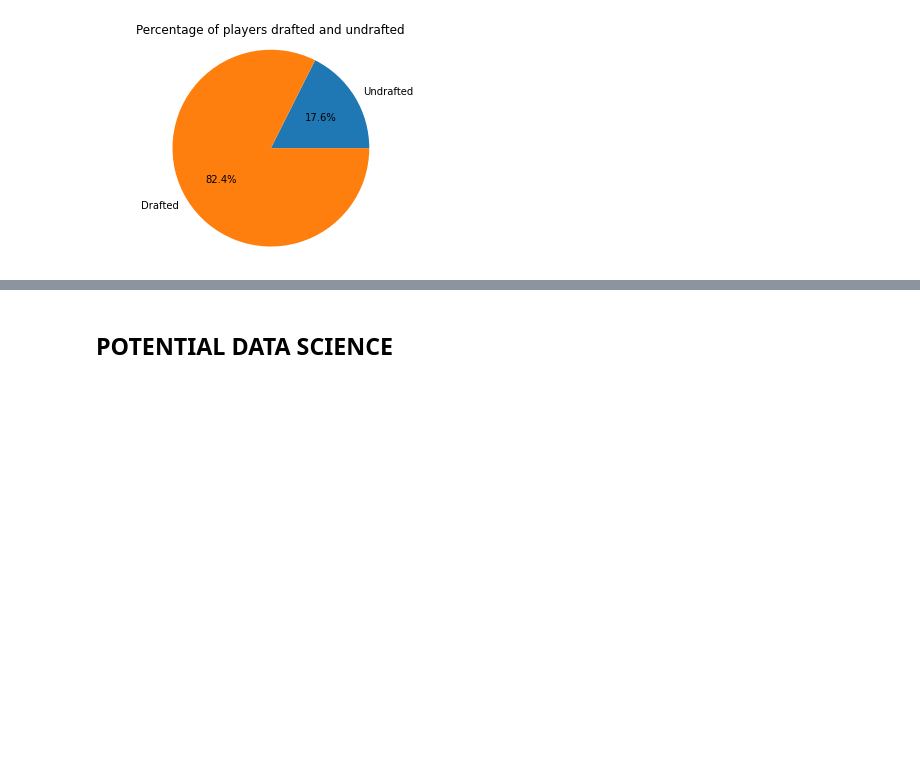
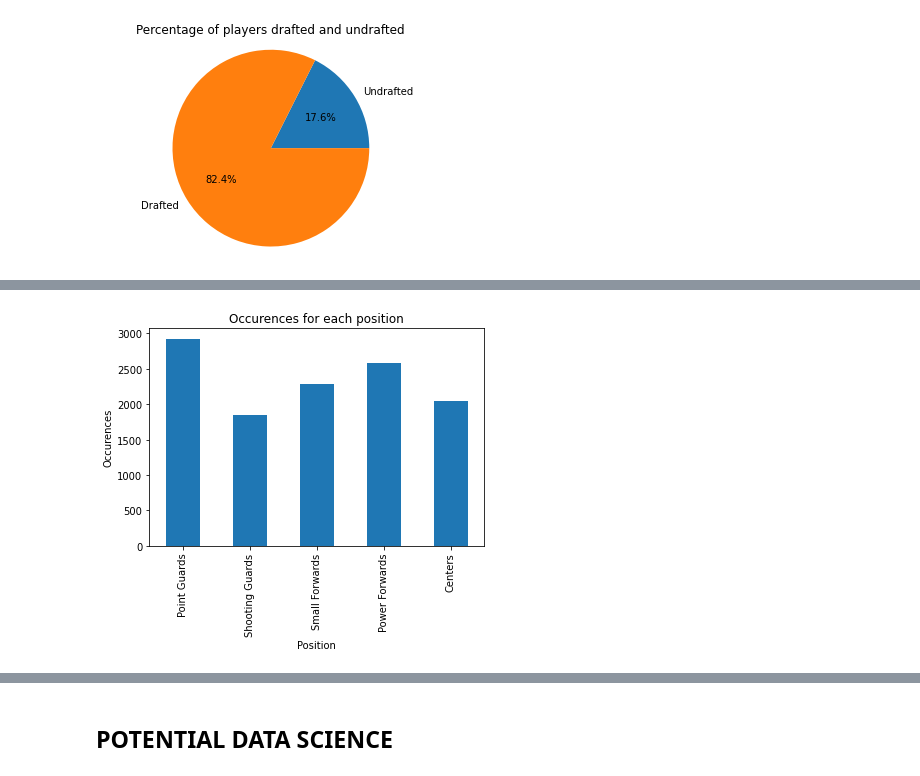
Before and after one commit to preet-panchal/NBA-MVP-Predictor, a Jupyter notebook: final-project-group16.ipynb, the cells around one changed output, grey strips where cells are left out. Saved outputs shown, nothing was run; the diff lists cells and outputs as text; code cells hidden in the pictures; blank space fills up the shorter version.

```diff
--- a/final-project-group16.ipynb
+++ b/final-project-group16.ipynb
@@ -255 +246,25 @@ KeyError: 0
+# %%
+# 6) Determine the position of each player (since it's not provided in the dataset).
+#     * To find the average height per position.
+average_height_PG = 190.5
+average_height_SG = 195.58
+average_height_SF = 203.2
+average_height_PF = 205.74
+average_height_C = 210.82
+
+positions_dict = {"Point Guards": 0, "Shooting Guards": 0, "Small Forwards": 0, "Power Forwards": 0, "Centers": 0}
+
+positions_dict["Point Guards"] = len(df[df['player_height'] <= (average_height_PG + average_height_SG) / 2])
+positions_dict["Shooting Guards"] = len(df[(df['player_height'] <= (average_height_SF + average_height_SG) / 2) & (df['player_height'] > (average_height_PG + average_height_SG) / 2)])
+positions_dict["Small Forwards"] = len(df[(df['player_height'] <= (average_height_PF + average_height_SF) / 2) & (df['player_height'] > (average_height_SF + average_height_SG) / 2)])
+positions_dict["Power Forwards"] = len(df[(df['player_height'] <= (average_height_C + average_height_PF) / 2) & (df['player_height'] > (average_height_SF + average_height_PF) / 2)])
+positions_dict["Centers"] = len(df[df['player_height'] > (average_height_PF + average_height_C) / 2])
+
+positions = pd.Series(positions_dict)
+plt.title('Occurences for each position')
+plt.xlabel('Position')
+plt.ylabel('Occurences')
+positions.plot.bar();
+# %% [output]
+[figure, added]
 # %%
```
Also changed, not shown: parts of 25 cells of this notebook.
